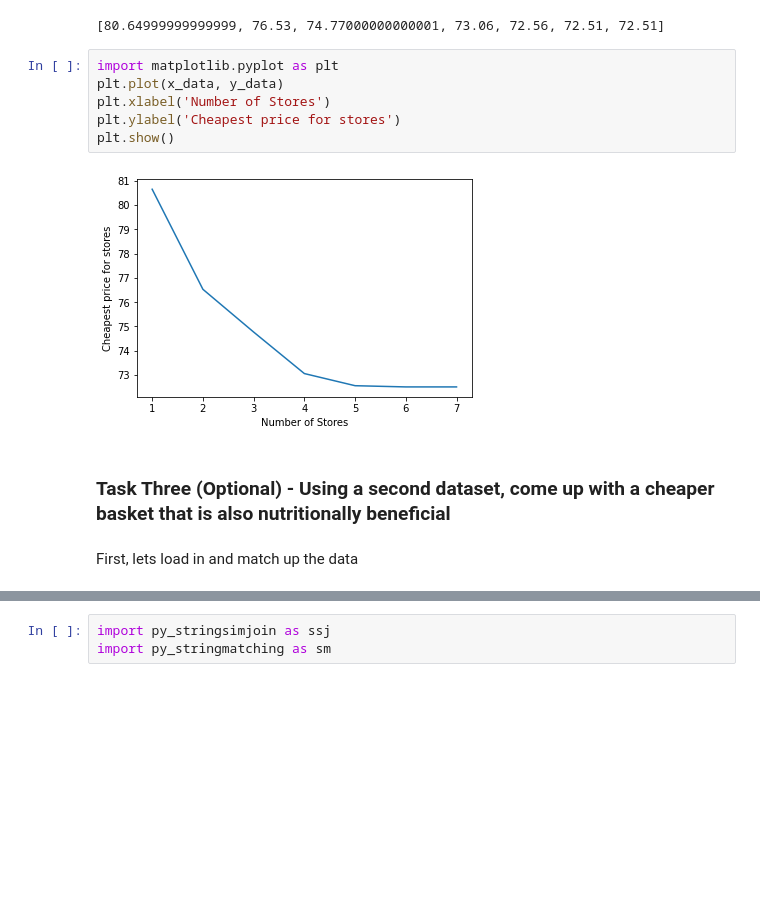
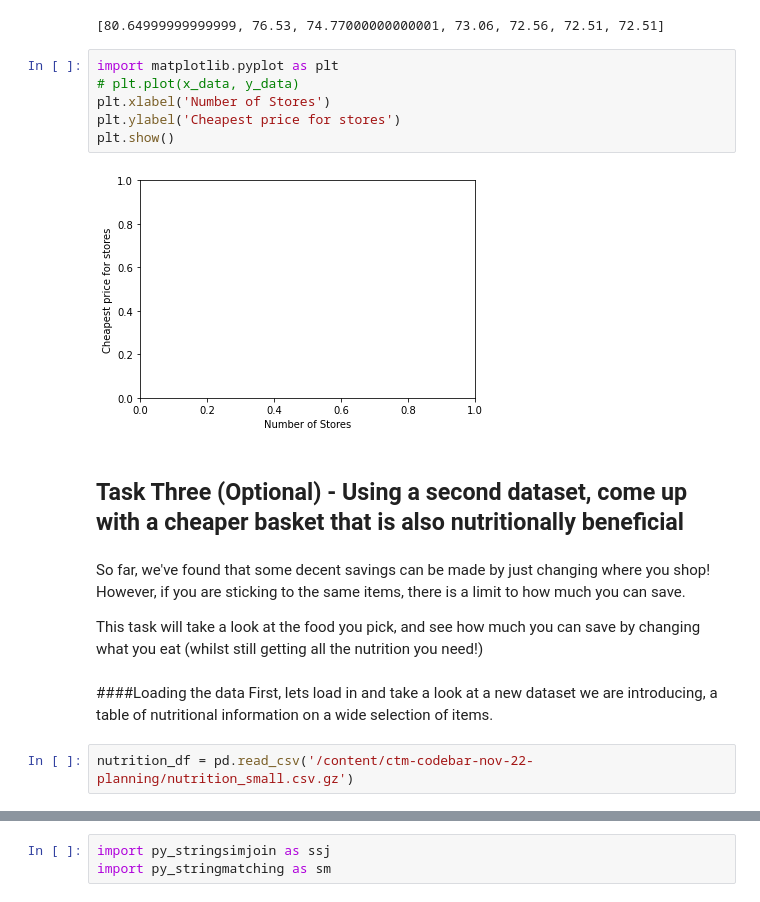
Before and after one commit to NicoleAdio/ctm-codebar-nov-22, a Jupyter notebook: codebar_workshop.ipynb, the cells around one changed output, grey strips where cells are left out. Drawn from its saved outputs; the diff is of its cells as text; blank space fills up the shorter version.

```diff
--- a/codebar_workshop.ipynb
+++ b/codebar_workshop.ipynb
@@ -270,13 +270,20 @@ y_data
 [80.64999999999999, 76.53, 74.77000000000001, 73.06, 72.56, 72.51, 72.51]
 # %%
 import matplotlib.pyplot as plt
-plt.plot(x_data, y_data)
+# plt.plot(x_data, y_data)
 plt.xlabel('Number of Stores')
 plt.ylabel('Cheapest price for stores')
 plt.show()
 # %% [output]
-[figure, old version]
+[figure, new version]
 # %% [markdown]
-### Task Three (Optional) - Using a second dataset, come up with a cheaper basket that is also nutritionally beneficial
+## Task Three (Optional) - Using a second dataset, come up with a cheaper basket that is also nutritionally beneficial
-# %% [markdown]
-First, lets load in and match up the data
+# %% [markdown]
+So far, we've found that some decent savings can be made by just changing where you shop! However, if you are sticking to the same items, there is a limit to how much you can save.
+
+This task will take a look at the food you pick, and see how much you can save by changing what you eat (whilst still getting all the nutrition you need!)
+# %% [markdown]
+####Loading the data
+First, lets load in and take a look at a new dataset we are introducing, a table of nutritional information on a wide selection of items.
+# %%
+nutrition_df = pd.read_csv('/content/ctm-codebar-nov-22-planning/nutrition_small.csv.gz')
```
Also changed, not shown: parts of 51 cells of this notebook.
